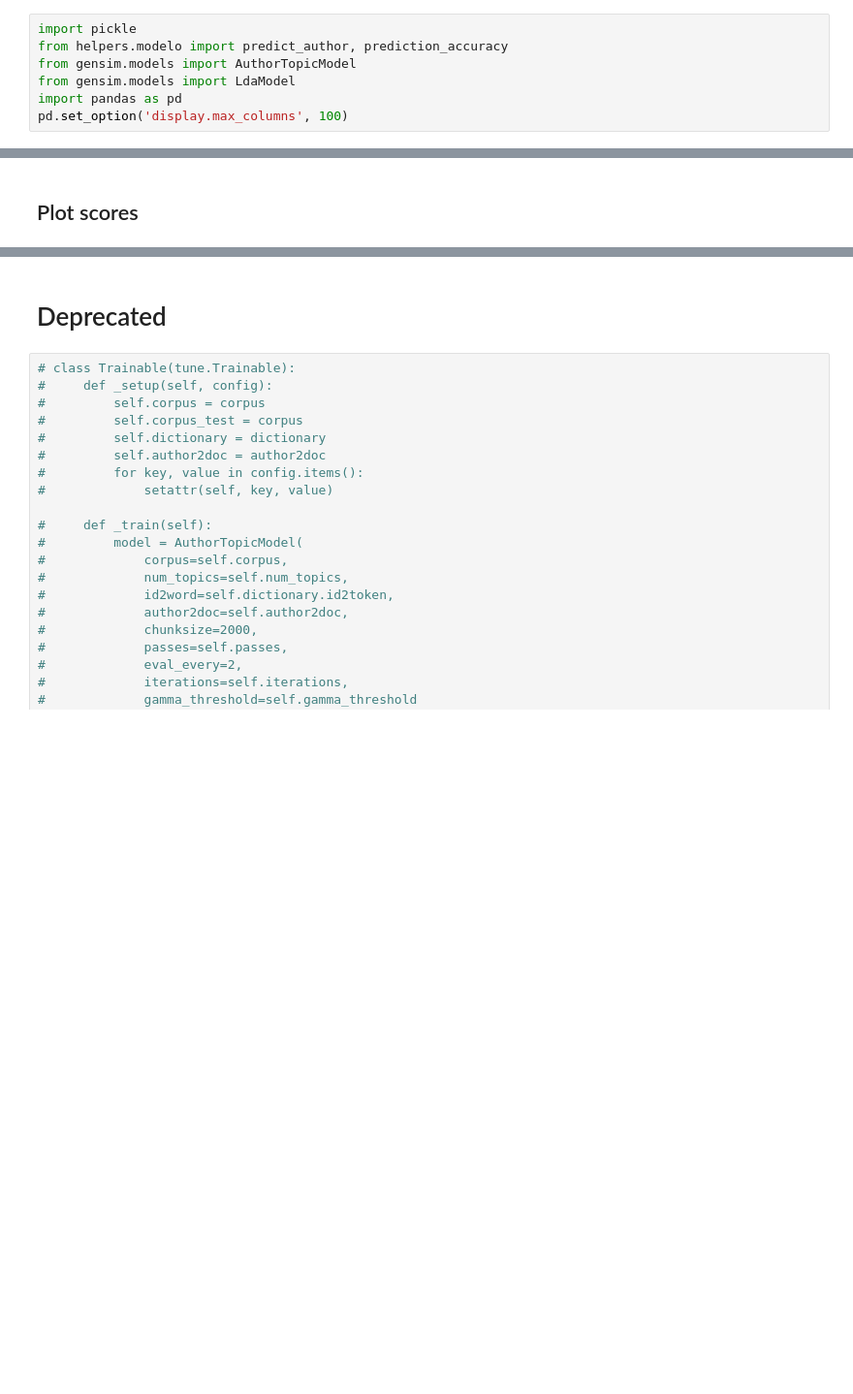
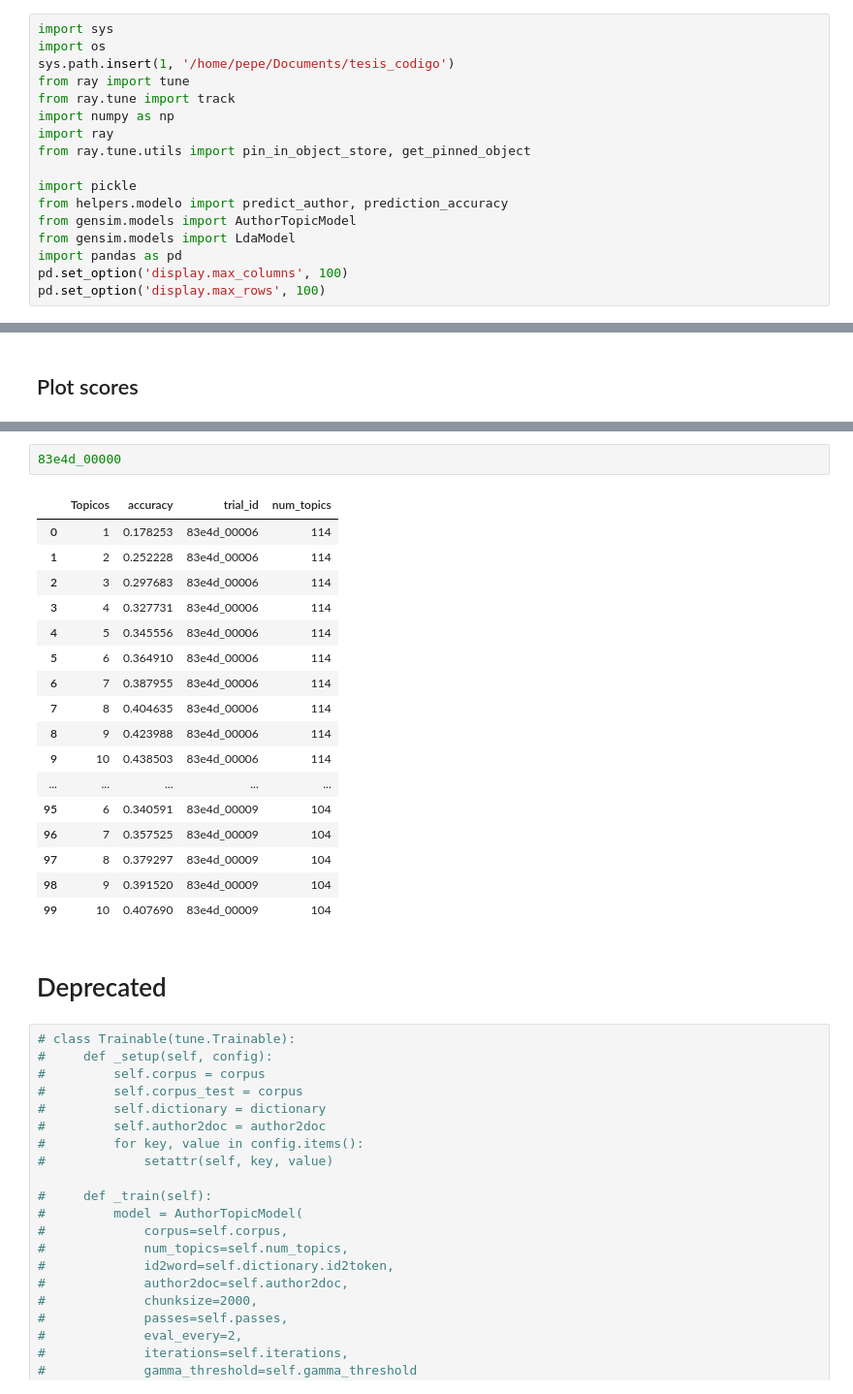
Before and after one commit to jadm333/aut_topic_twitter, a Jupyter notebook: notebooks/03_Modelo.ipynb, the cells around one changed output, grey strips where cells are left out. Shown at 97% size. Saved outputs shown, nothing was run; the diff lists cells and outputs as text; blank space fills up the shorter version.

```diff
--- a/notebooks/03_Modelo.ipynb
+++ b/notebooks/03_Modelo.ipynb
@@ -5,10 +3,20 @@ sys.path.insert(1, '/home/pepe/Documents/tesis_codigo')
 # %%
+import sys
+import os
+sys.path.insert(1, '/home/pepe/Documents/tesis_codigo')
+from ray import tune
+from ray.tune import track
+import numpy as np
+import ray
+from ray.tune.utils import pin_in_object_store, get_pinned_object
+
 import pickle
 from helpers.modelo import predict_author, prediction_accuracy
 from gensim.models import AuthorTopicModel
 from gensim.models import LdaModel
 import pandas as pd
 pd.set_option('display.max_columns', 100)
+pd.set_option('display.max_rows', 100)
 # %%
 with open("pickles/preprocesamiento.pickle", "rb") as f:
     (
@@ -222,3 +257,23 @@ import hvplot.pandas
+# %%
+83e4d_00000
+# %% [output]
+|  | Topicos | accuracy | trial_id | num_topics |
+| 0 | 1 | 0.178253 | 83e4d_00006 | 114 |
+| 1 | 2 | 0.252228 | 83e4d_00006 | 114 |
+| 2 | 3 | 0.297683 | 83e4d_00006 | 114 |
+| 3 | 4 | 0.327731 | 83e4d_00006 | 114 |
+| 4 | 5 | 0.345556 | 83e4d_00006 | 114 |
+| 5 | 6 | 0.364910 | 83e4d_00006 | 114 |
+| 6 | 7 | 0.387955 | 83e4d_00006 | 114 |
+| 7 | 8 | 0.404635 | 83e4d_00006 | 114 |
+| 8 | 9 | 0.423988 | 83e4d_00006 | 114 |
+| 9 | 10 | 0.438503 | 83e4d_00006 | 114 |
+| ... | ... | ... | ... | ... |
+| 95 | 6 | 0.340591 | 83e4d_00009 | 104 |
+| 96 | 7 | 0.357525 | 83e4d_00009 | 104 |
+| 97 | 8 | 0.379297 | 83e4d_00009 | 104 |
+| 98 | 9 | 0.391520 | 83e4d_00009 | 104 |
+| 99 | 10 | 0.407690 | 83e4d_00009 | 104 |
 # %% [markdown]
 # Deprecated
 # %%
```
Also changed, not shown: parts of 21 cells of this notebook, 7 other files.
